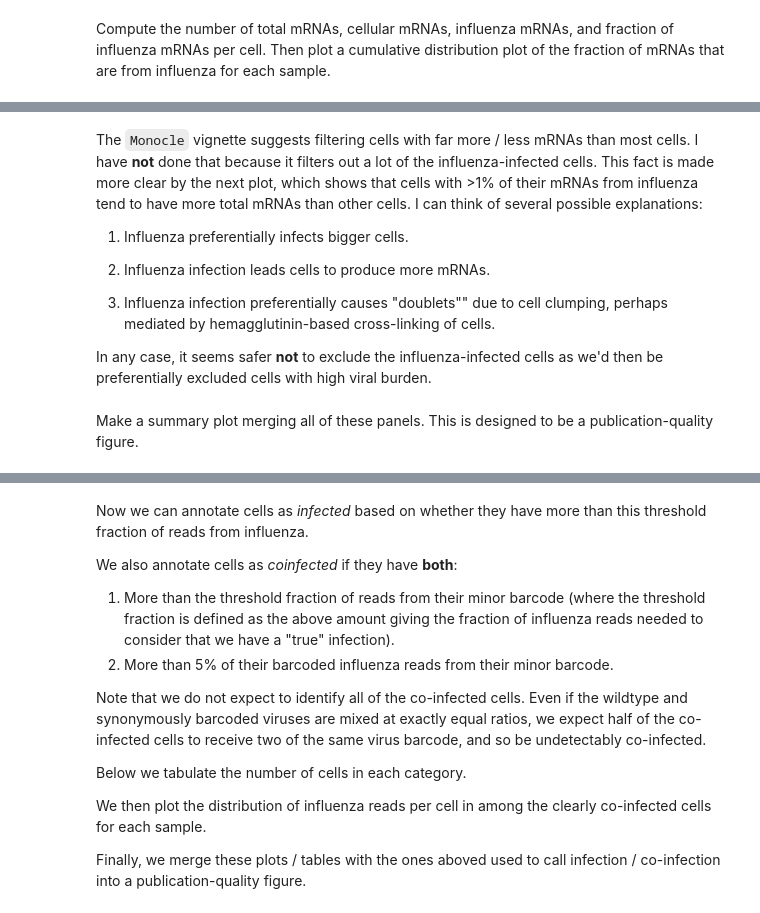
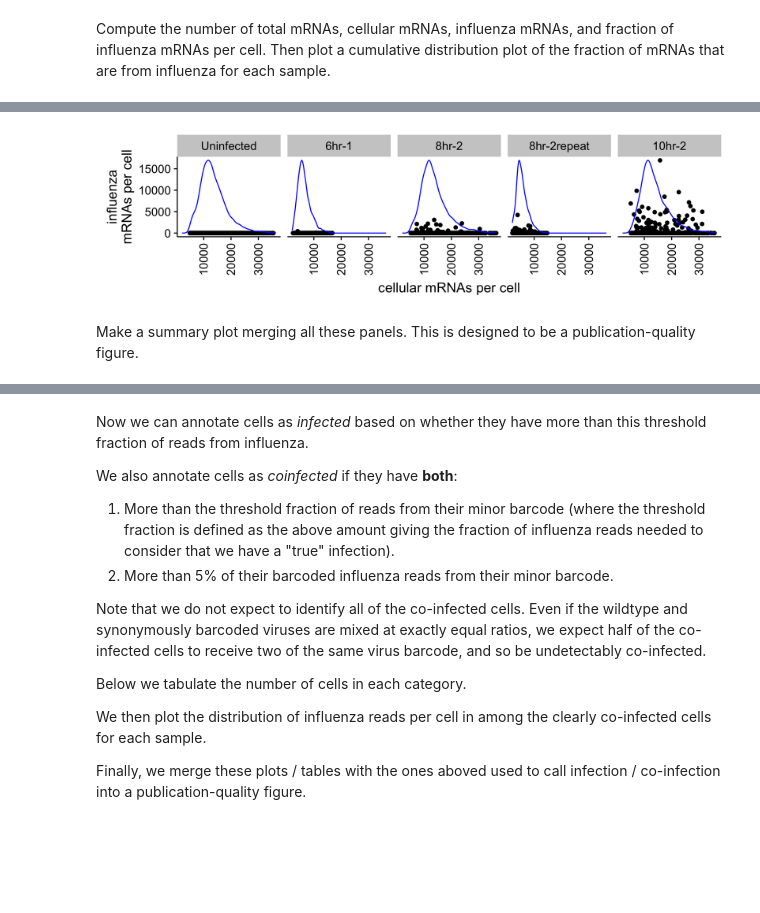
Before and after one commit to jbloomlab/flu_single_cell, a Jupyter notebook: monocle_analysis.ipynb, the cells around one changed output, grey strips where cells are left out. Saved outputs shown, nothing was run; the diff lists cells and outputs as text; code cells hidden in the pictures; blank space fills up the shorter version.

```diff
--- a/monocle_analysis.ipynb
+++ b/monocle_analysis.ipynb
@@ -110,31 +171,21 @@ Note that different samples were sequenced to somewhat different depths.
 # %%
 scatterplot <- ggplot(
     transform(pData(cells), Sample=factor(Sample, levels=samples)), # order by sample
     aes(cellular.mRNAs, flu.mRNAs)) +
   geom_point()
 
 # use eval substitute to get value of maxy as here: https://stackoverflow.com/a/10659563
 densityplot <- eval(substitute(
   {stat_density(aes(x=cellular.mRNAs, y=maxy*(..scaled..)), geom="line", color='blue')},
   list(maxy=layer_scales(scatterplot)$y$range$range[2])))
 
 p.flu.vs.cell <- scatterplot + densityplot +
   theme(axis.text.x=element_text(angle=90, vjust=0.5, hjust=1)) +
-  facet_wrap(~Sample, nrow=1) + xlab("cellular mRNAs per cell") + ylab("influenza\nmRNAs per cell")
+  facet_wrap(~Sample, nrow=1) + xlab("cellular mRNAs per cell") +
+  ylab("influenza\nmRNAs per cell")
 
 plotfile <- file.path(plotsdir, "mRNA_counts_flu_vs_cellular.png")
 ggsave(plotfile, plot=p.flu.vs.cell, width=9, height=2.5, units="in")
 display_png(file=plotfile, width=900)
+# %% [output]
+[figure, added]
-# %% [markdown]
-The `Monocle` vignette suggests filtering cells with far more / less mRNAs than most cells.
-I have **not** done that because it filters out a lot of the influenza-infected cells.
-This fact is made more clear by the next plot, which shows that cells with >1% of their mRNAs from influenza tend to have more total mRNAs than other cells.
-I can think of several possible explanations:
-
-  1. Influenza preferentially infects bigger cells.
-
-  2. Influenza infection leads cells to produce more mRNAs.
-
-  2. Influenza infection preferentially causes "doublets"" due to cell clumping, perhaps mediated by hemagglutinin-based cross-linking of cells.
-
-In any case, it seems safer **not** to exclude the influenza-infected cells as we'd then be preferentially excluded cells with high viral burden.
@@ -159,5 +192,5 @@ display_png(file=plotfile, width=900)
 # %% [markdown]
-Make a summary plot merging all of these panels.
+Make a summary plot merging all these panels.
 This is designed to be a publication-quality figure.
 # %%
 p.cell.mRNA.summary <- plot_grid(
```
Also changed, not shown: parts of 16 cells of this notebook.
